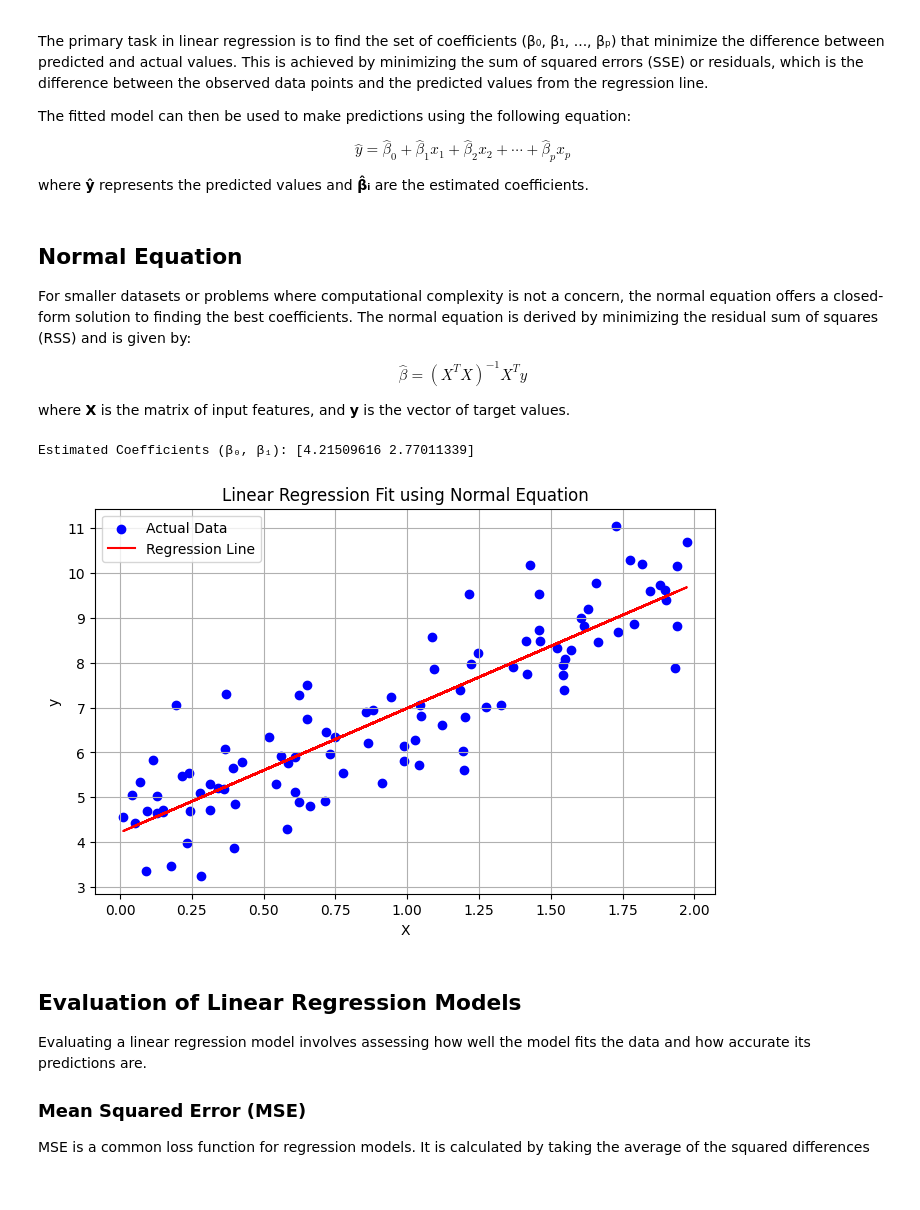
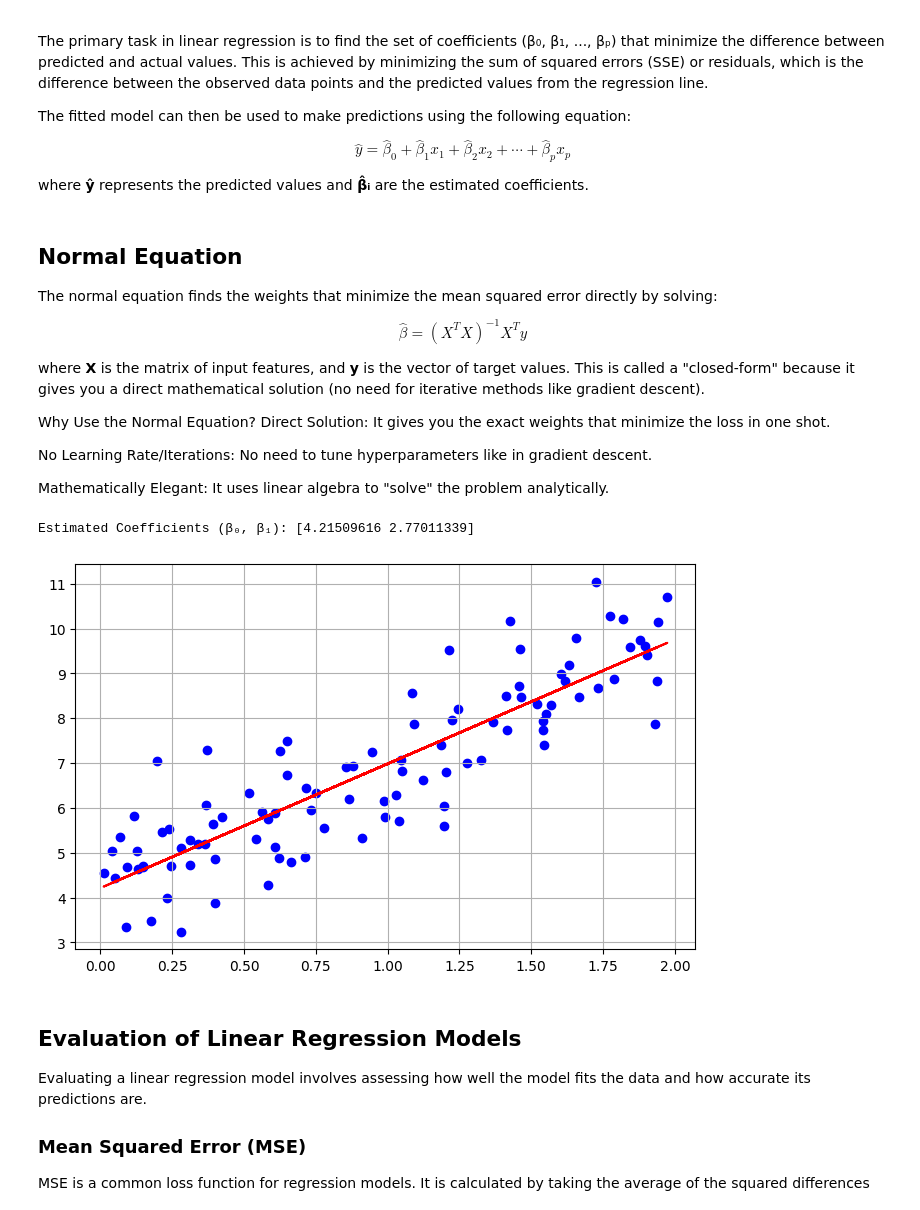
Before and after one commit to Fahad-sha/Ml-models-numpy-Implementation, a Jupyter notebook: Linear Regression Using Numpy.ipynb, the cells around one changed output. Cells and saved outputs as stored; diff of their text form; code cells hidden in the pictures.

```diff
--- a/Linear Regression Using Numpy.ipynb
+++ b/Linear Regression Using Numpy.ipynb
@@ -78,11 +76,21 @@ where **ŷ** represents the predicted values and **β̂ᵢ** are the estimated c
 # %% [markdown]
 ## Normal Equation
 
-For smaller datasets or problems where computational complexity is not a concern, the normal equation offers a closed-form solution to finding the best coefficients. The normal equation is derived by minimizing the residual sum of squares (RSS) and is given by:
+The normal equation finds the weights that minimize the mean squared error directly by solving:
+
 
 $$
 \hat{\beta} = (X^TX)^{-1}X^Ty
 $$
 
 where **X** is the matrix of input features, and **y** is the vector of target values.
+This is called a "closed-form" because it gives you a direct mathematical solution (no need for iterative methods like gradient descent).
+
+
+Why Use the Normal Equation?
+Direct Solution: It gives you the exact weights that minimize the loss in one shot.
+
+No Learning Rate/Iterations: No need to tune hyperparameters like in gradient descent.
+
+Mathematically Elegant: It uses linear algebra to "solve" the problem analytically.
 # %%
@@ -98,21 +102,17 @@ print("Estimated Coefficients (β₀, β₁):", theta_hat.ravel())
 # %% [output]
 Estimated Coefficients (β₀, β₁): [4.21509616 2.77011339]
 # %%
-# Step 5: Make predictions using the estimated coefficients
+# predictions using the estimated coefficients
 y_pred = X_b @ theta_hat  # shape: (100, 1)
 
 # Plot the original data and the fitted regression line
 plt.figure(figsize=(8, 5))
 plt.scatter(X, y, color='blue', label='Actual Data')
 plt.plot(X, y_pred, color='red', label='Regression Line')
-plt.title("Linear Regression Fit using Normal Equation")
-plt.xlabel("X")
-plt.ylabel("y")
-plt.legend()
 plt.grid(True)
 plt.show()
 # %% [output]
-[figure, old version]
+[figure, new version]
 # %% [markdown]
 ## Evaluation of Linear Regression Models
 
```
Also changed, not shown: parts of 4 cells of this notebook, 1 other file.
